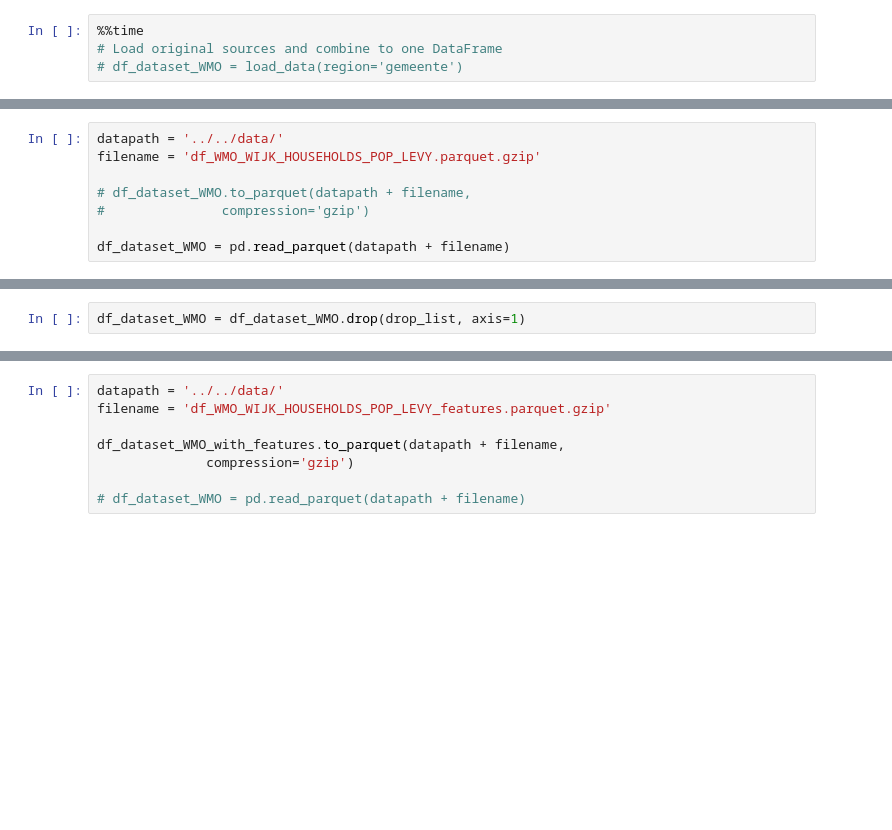
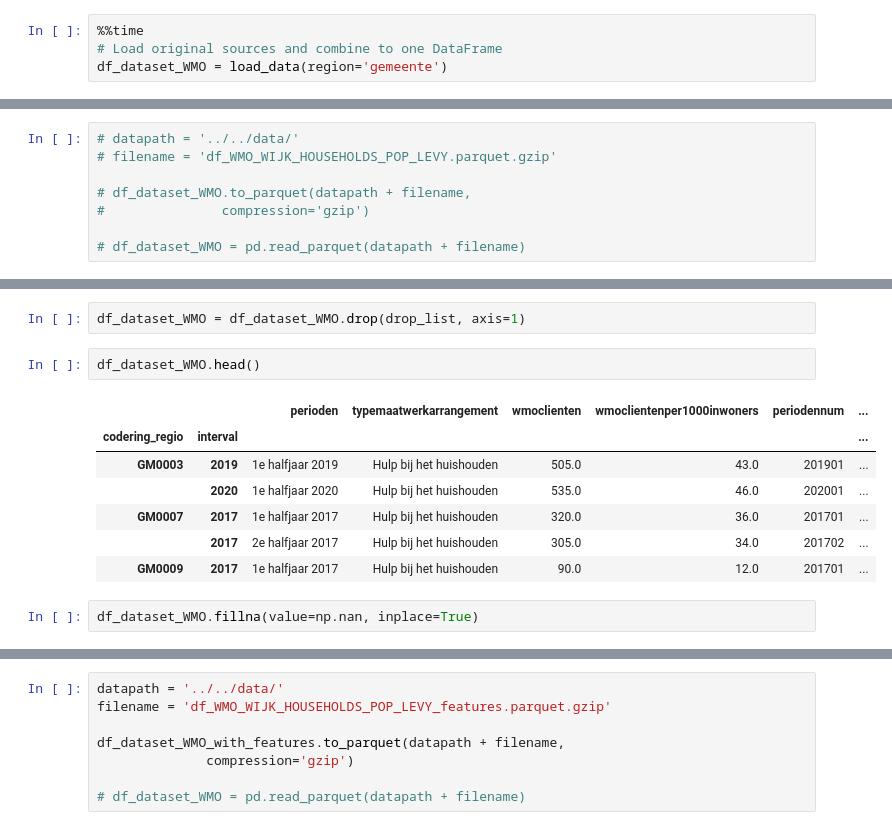
Before and after one commit to YoYo1971/WMO_JADS, a Jupyter notebook: src/run_all/run_all.ipynb, the cells around one changed output, grey strips where cells are left out. Cells and saved outputs as stored; diff of their text form; blank space fills up the shorter version.

```diff
--- a/src/run_all/run_all.ipynb
+++ b/src/run_all/run_all.ipynb
@@ -17,4 +18,4 @@ pd.set_option('display.width', 1000)
 # %%
 %%time
 # Load original sources and combine to one DataFrame
-# df_dataset_WMO = load_data(region='gemeente')
+df_dataset_WMO = load_data(region='gemeente')
@@ -21,11 +40,11 @@ pd.set_option('display.width', 1000)
 # %%
-datapath = '../../data/'
-filename = 'df_WMO_WIJK_HOUSEHOLDS_POP_LEVY.parquet.gzip'
+# datapath = '../../data/'
+# filename = 'df_WMO_WIJK_HOUSEHOLDS_POP_LEVY.parquet.gzip'
 
 # df_dataset_WMO.to_parquet(datapath + filename,
 #               compression='gzip')
 
-df_dataset_WMO = pd.read_parquet(datapath + filename)
+# df_dataset_WMO = pd.read_parquet(datapath + filename)
 # %%
 # 21:44
 df_dataset_WMO.head()
@@ -73,6 +120,18 @@ drop_list = ['popcodea',
 'popkoppelvariabeleregiocode']
 # %%
 df_dataset_WMO = df_dataset_WMO.drop(drop_list, axis=1)
+# %%
+df_dataset_WMO.head()
+# %% [output]
+|  |  | perioden | typemaatwerkarrangement | wmoclienten | wmoclientenper1000inwoners | periodennum | ... |
+| codering_regio | interval |  |  |  |  |  | ... |
+| GM0003 | 2019 | 1e halfjaar 2019 | Hulp bij het huishouden | 505.0 | 43.0 | 201901 | ... |
+|  | 2020 | 1e halfjaar 2020 | Hulp bij het huishouden | 535.0 | 46.0 | 202001 | ... |
+| GM0007 | 2017 | 1e halfjaar 2017 | Hulp bij het huishouden | 320.0 | 36.0 | 201701 | ... |
+|  | 2017 | 2e halfjaar 2017 | Hulp bij het huishouden | 305.0 | 34.0 | 201702 | ... |
+| GM0009 | 2017 | 1e halfjaar 2017 | Hulp bij het huishouden | 90.0 | 12.0 | 201701 | ... |
+# %%
+df_dataset_WMO.fillna(value=np.nan, inplace=True)
 # %%
 %%time
 # Feature engineering to get more features
```
Also changed, not shown: parts of 7 cells of this notebook, 1 other file.
